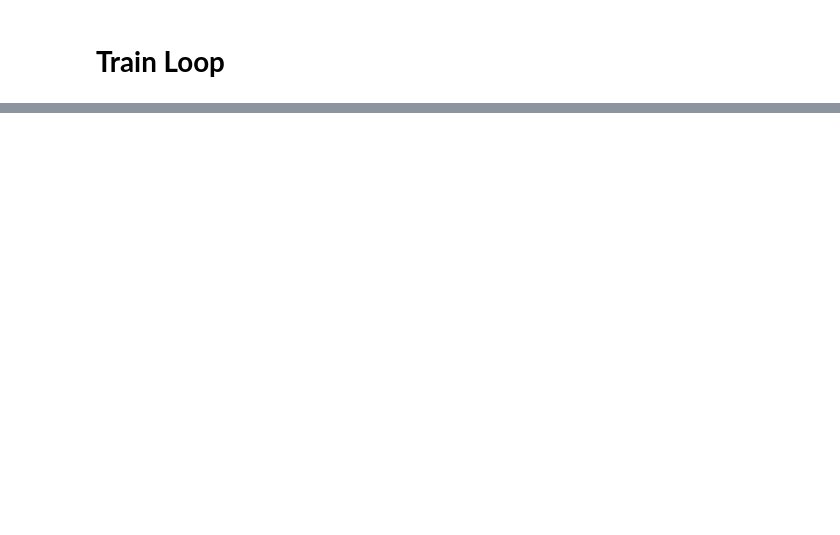
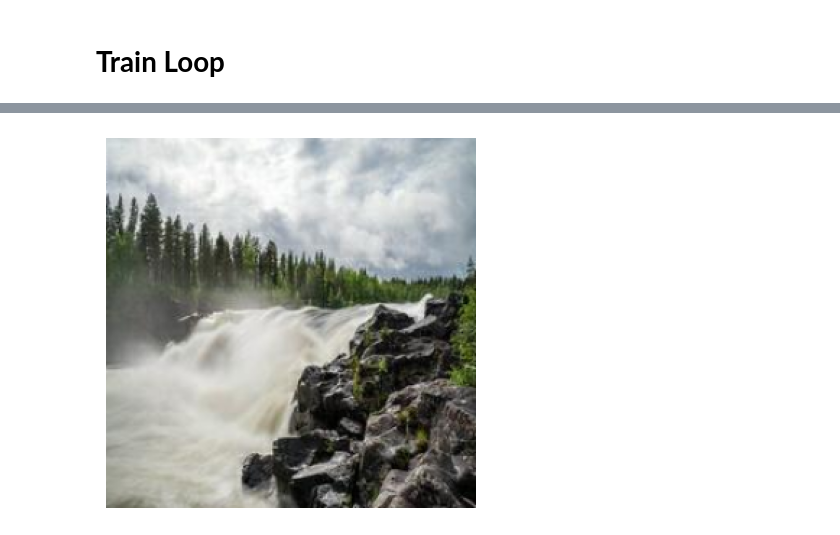
Before and after one commit to azhgh22/Monet_Style_Generator, a Jupyter notebook: notebooks/run.ipynb, the cells around one changed output, grey strips where cells are left out. Cells and saved outputs as stored; diff of their text form; code cells hidden in the pictures; blank space fills up the shorter version.

```diff
--- a/notebooks/run.ipynb
+++ b/notebooks/run.ipynb
@@ -154,0 +151,4 @@ CycleGAN(
+# %%
+show_img(val_dataset[0].to(device))
+# %% [output]
+[figure, added]
```
Also changed, not shown: parts of 7 cells of this notebook.
